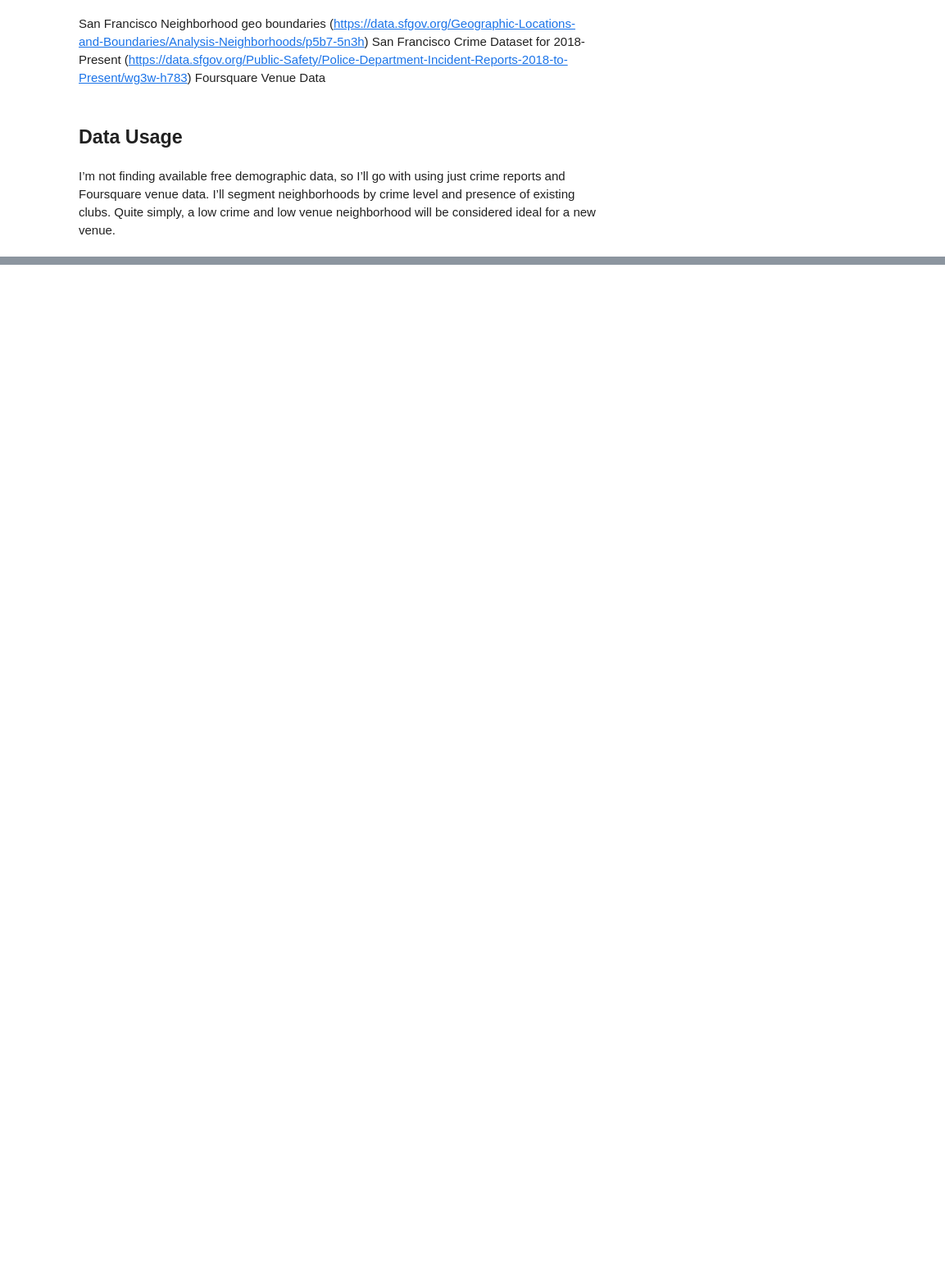
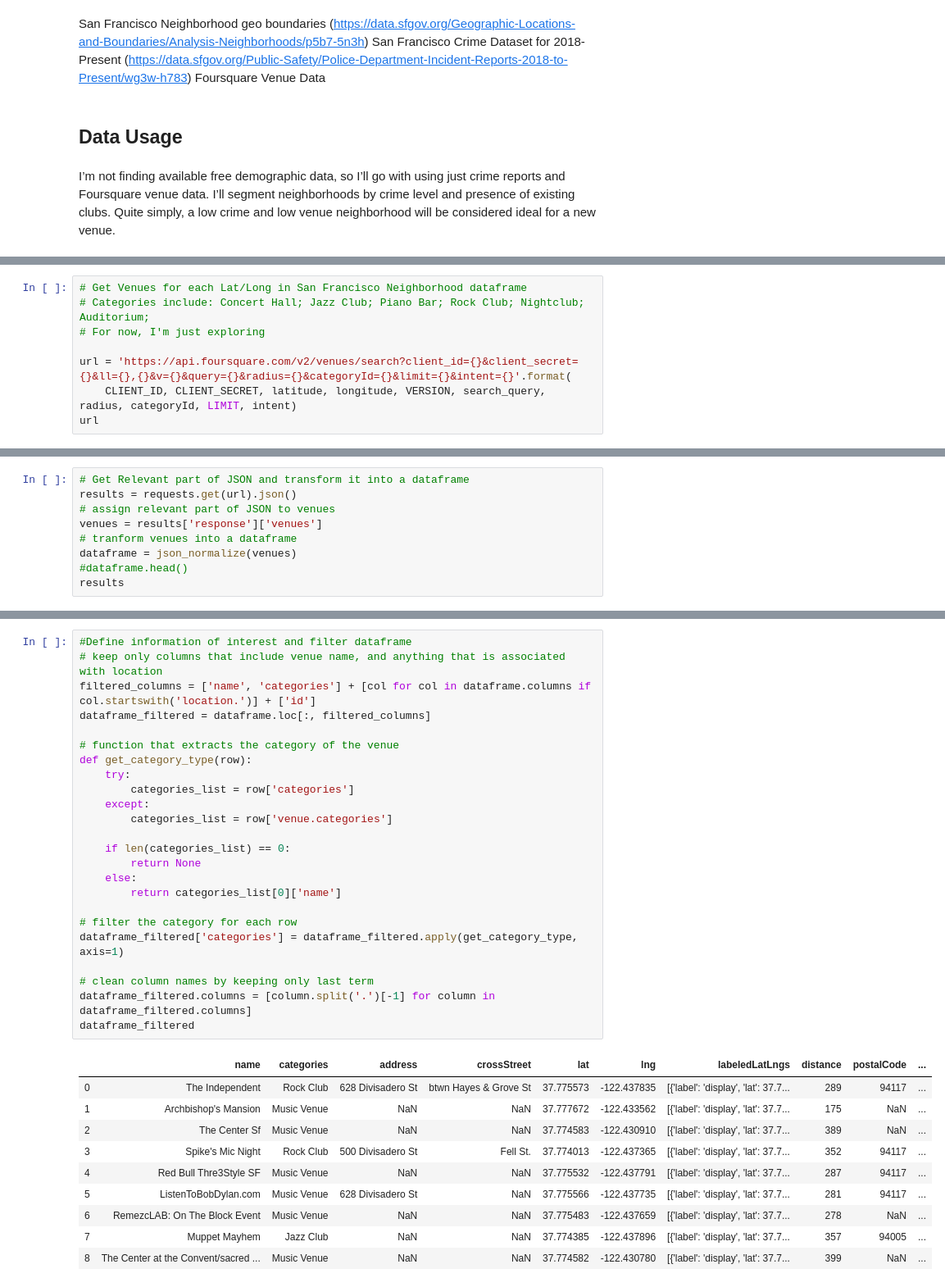
Before and after one commit to pixiewoods/Coursera_Capstone, a Jupyter notebook: Music Club Project.ipynb, the cells around one changed output, grey strips where cells are left out. Shown at 82% size. Saved outputs shown, nothing was run; the diff lists cells and outputs as text; blank space fills up the shorter version.

```diff
--- a/Music Club Project.ipynb
+++ b/Music Club Project.ipynb
@@ -62,0 +223,8 @@ df_data_1.head()
+# %%
+# Get Venues for each Lat/Long in San Francisco Neighborhood dataframe
+# Categories include: Concert Hall; Jazz Club; Piano Bar; Rock Club; Nightclub; Auditorium;
+# For now, I'm just exploring
+
+url = 'https://api.foursquare.com/v2/venues/search?client_id={}&client_secret={}&ll={},{}&v={}&query={}&radius={}&categoryId={}&limit={}&intent={}'.format(
+    CLIENT_ID, CLIENT_SECRET, latitude, longitude, VERSION, search_query, radius, categoryId, LIMIT, intent)
+url
@@ -62,0 +233,9 @@ df_data_1.head()
+# %%
+# Get Relevant part of JSON and transform it into a dataframe
+results = requests.get(url).json()
+# assign relevant part of JSON to venues
+venues = results['response']['venues']
+# tranform venues into a dataframe
+dataframe = json_normalize(venues)
+#dataframe.head()
+results
@@ -62,0 +260,35 @@ df_data_1.head()
+# %%
+#Define information of interest and filter dataframe
+# keep only columns that include venue name, and anything that is associated with location
+filtered_columns = ['name', 'categories'] + [col for col in dataframe.columns if col.startswith('location.')] + ['id']
+dataframe_filtered = dataframe.loc[:, filtered_columns]
+
+# function that extracts the category of the venue
+def get_category_type(row):
+    try:
+        categories_list = row['categories']
+    except:
+        categories_list = row['venue.categories']
+
+    if len(categories_list) == 0:
+        return None
+    else:
+        return categories_list[0]['name']
+
+# filter the category for each row
+dataframe_filtered['categories'] = dataframe_filtered.apply(get_category_type, axis=1)
+
+# clean column names by keeping only last term
+dataframe_filtered.columns = [column.split('.')[-1] for column in dataframe_filtered.columns]
+dataframe_filtered
+# %% [output]
+|  | name | categories | address | crossStreet | lat | lng | labeledLatLngs | distance | postalCode | ... |
+| 0 | The Independent | Rock Club | 628 Divisadero St | btwn Hayes & Grove St | 37.775573 | -122.437835 | [{'label': 'display', 'lat': 37.7... | 289 | 94117 | ... |
+| 1 | Archbishop's Mansion | Music Venue | NaN | NaN | 37.777672 | -122.433562 | [{'label': 'display', 'lat': 37.7... | 175 | NaN | ... |
+| 2 | The Center Sf | Music Venue | NaN | NaN | 37.774583 | -122.430910 | [{'label': 'display', 'lat': 37.7... | 389 | NaN | ... |
+| 3 | Spike's Mic Night | Rock Club | 500 Divisadero St | Fell St. | 37.774013 | -122.437365 | [{'label': 'display', 'lat': 37.7... | 352 | 94117 | ... |
+| 4 | Red Bull Thre3Style SF | Music Venue | NaN | NaN | 37.775532 | -122.437791 | [{'label': 'display', 'lat': 37.7... | 287 | 94117 | ... |
+| 5 | ListenToBobDylan.com | Music Venue | 628 Divisadero St | NaN | 37.775566 | -122.437735 | [{'label': 'display', 'lat': 37.7... | 281 | 94117 | ... |
+| 6 | RemezcLAB: On The Block Event | Music Venue | NaN | NaN | 37.775483 | -122.437659 | [{'label': 'display', 'lat': 37.7... | 278 | NaN | ... |
+| 7 | Muppet Mayhem | Jazz Club | NaN | NaN | 37.774385 | -122.437896 | [{'label': 'display', 'lat': 37.7... | 357 | 94005 | ... |
+| 8 | The Center at the Convent/sacred ... | Music Venue | NaN | NaN | 37.774582 | -122.430780 | [{'label': 'display', 'lat': 37.7... | 399 | NaN | ... |
```
Also changed, not shown: parts of 28 cells of this notebook.
